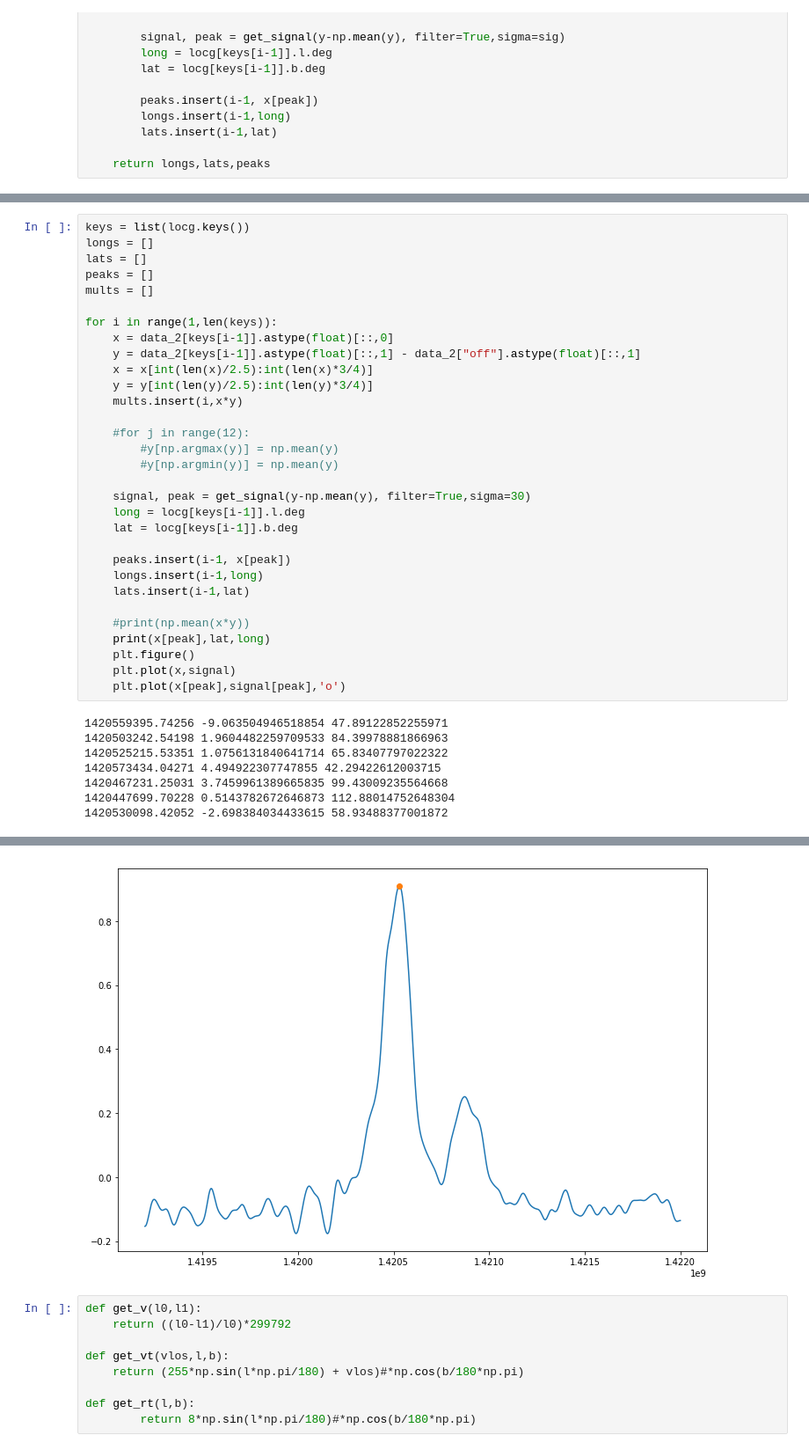
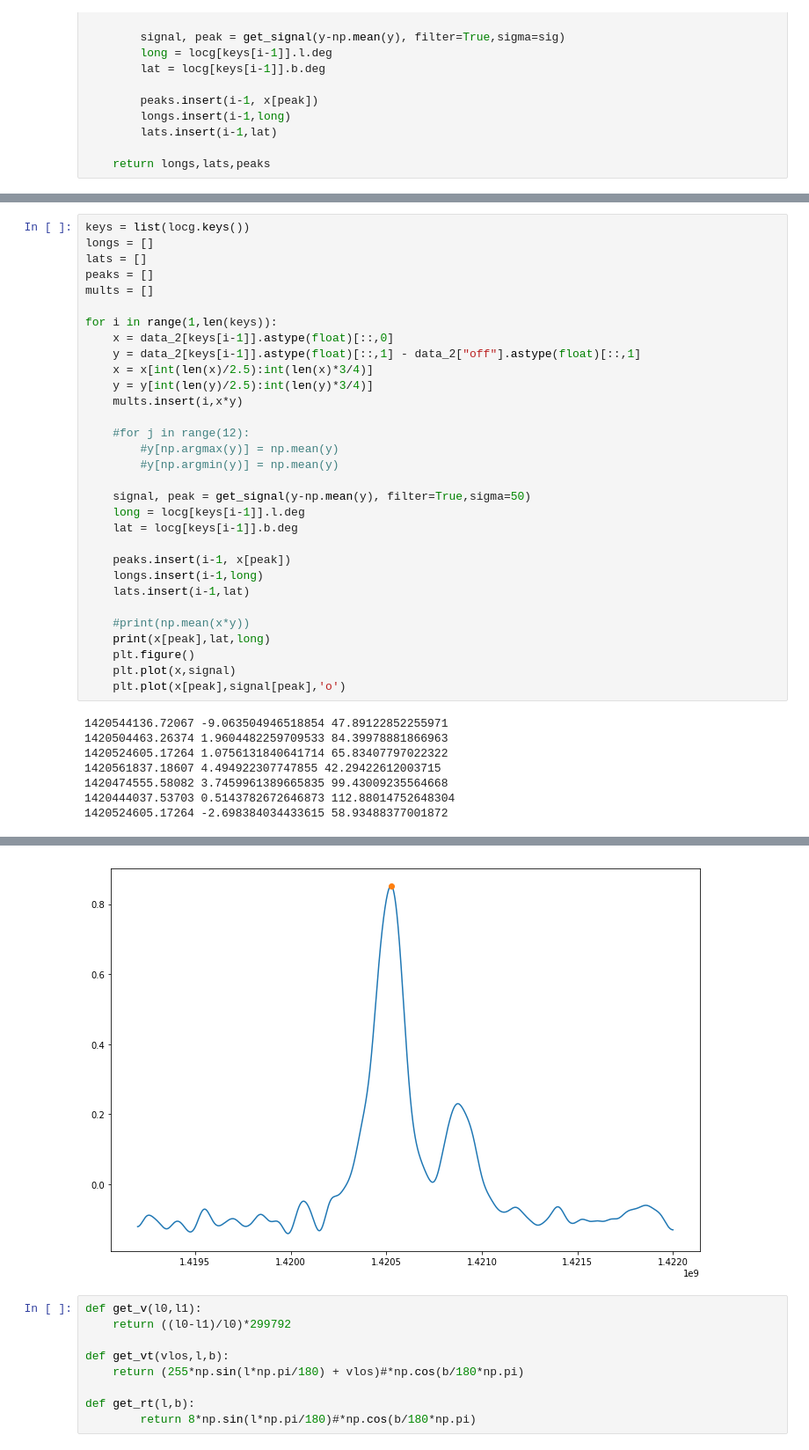
Before and after one commit to ShaabanM/ast2050_lab3, a Jupyter notebook: Analysis.ipynb, the cells around one changed output, grey strips where cells are left out. Shown at 88% size. Cells and saved outputs as stored; diff of their text form.

```diff
--- a/Analysis.ipynb
+++ b/Analysis.ipynb
@@ -295,7 +299,7 @@ for i in range(1,len(keys)):
         #y[np.argmax(y)] = np.mean(y)
         #y[np.argmin(y)] = np.mean(y)
 
-    signal, peak = get_signal(y-np.mean(y), filter=True,sigma=30)
+    signal, peak = get_signal(y-np.mean(y), filter=True,sigma=50)
     long = locg[keys[i-1]].l.deg
     lat = locg[keys[i-1]].b.deg
 
@@ -309,10 +313,10 @@ for i in range(1,len(keys)):
     plt.plot(x,signal)
     plt.plot(x[peak],signal[peak],'o')
 # %% [output]
-1420559395.74256 -9.063504946518854 47.89122852255971
-1420503242.54198 1.9604482259709533 84.39978881866963
-1420525215.53351 1.0756131840641714 65.83407797022322
-1420573434.04271 4.494922307747855 42.29422612003715
-1420467231.25031 3.7459961389665835 99.43009235564668
-1420447699.70228 0.5143782672646873 112.88014752648304
-1420530098.42052 -2.698384034433615 58.93488377001872
+1420544136.72067 -9.063504946518854 47.89122852255971
+1420504463.26374 1.9604482259709533 84.39978881866963
+1420524605.17264 1.0756131840641714 65.83407797022322
+1420561837.18607 4.494922307747855 42.29422612003715
+1420474555.58082 3.7459961389665835 99.43009235564668
+1420444037.53703 0.5143782672646873 112.88014752648304
+1420524605.17264 -2.698384034433615 58.93488377001872
@@ -325,4 +329,4 @@ for i in range(1,len(keys)):
-[figure, old version]
+[figure, new version]
 # %%
 def get_v(l0,l1):
     return ((l0-l1)/l0)*299792
```
Also changed, not shown: parts of 7 cells of this notebook.
